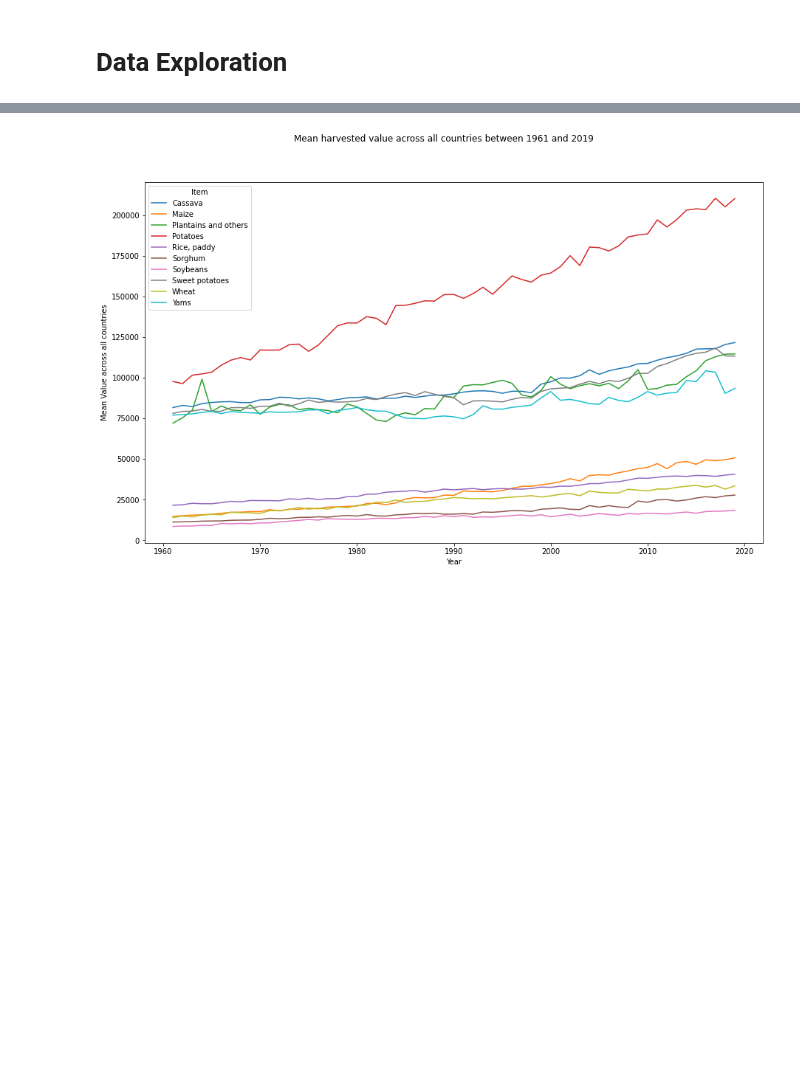
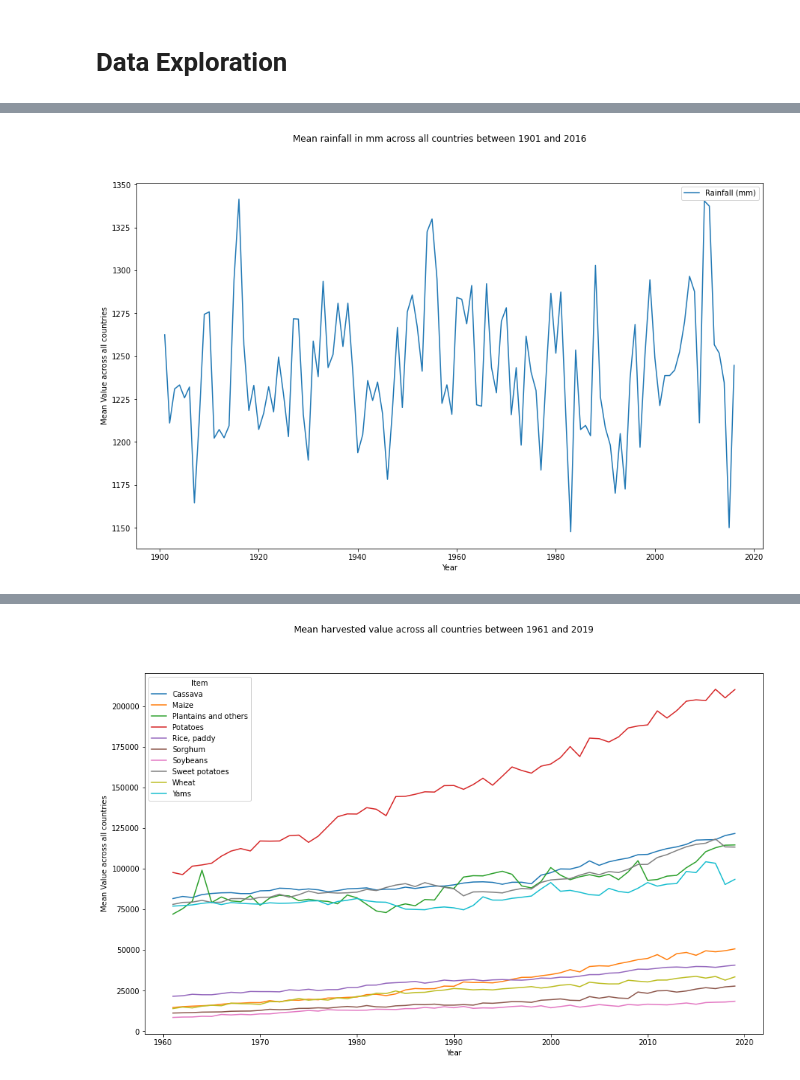
Before and after one commit to Drinkler/Yield-Prediction, a Jupyter notebook: Yield_Prediction.ipynb, the cells around one changed output, grey strips where cells are left out. Saved outputs shown, nothing was run; the diff lists cells and outputs as text; code cells hidden in the pictures; blank space fills up the shorter version.

```diff
--- a/Yield_Prediction.ipynb
+++ b/Yield_Prediction.ipynb
@@ -436,0 +460,16 @@ len(data.Year.unique())
+# %%
+# prepare data
+temp_data = rainfall_df.groupby('Year').mean()
+
+# plot data
+fig, ax = plt.subplots(figsize=(15,9))
+fig.suptitle('Mean rainfall in mm across all countries between 1901 and 2016')
+
+temp_data.plot(ax=ax)
+
+ax.set_ylabel('Mean Value across all countries')
+ax.set_xlabel('Year')
+
+plt.show()
+# %% [output]
+[figure, added]
```
Also changed, not shown: parts of 20 cells of this notebook.
